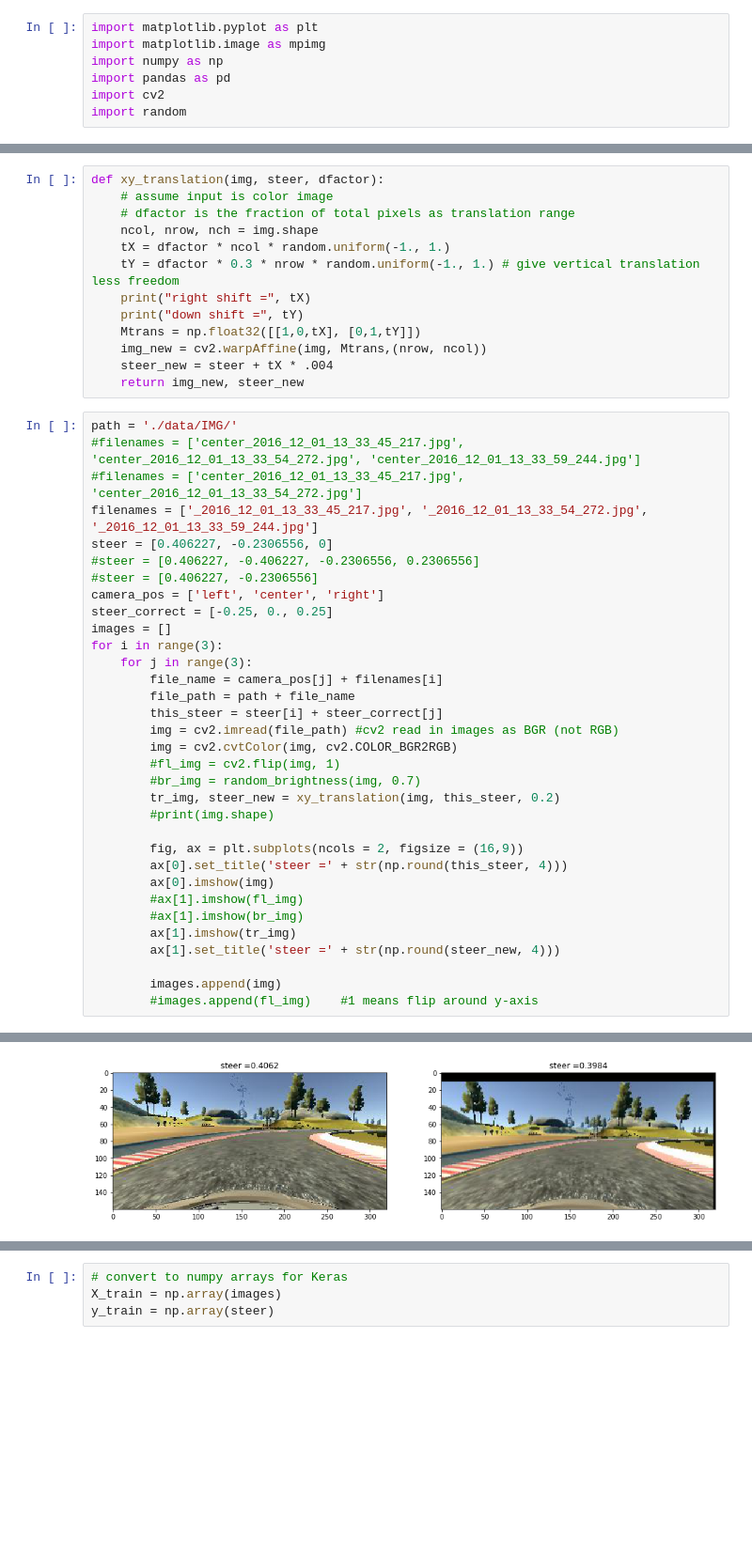
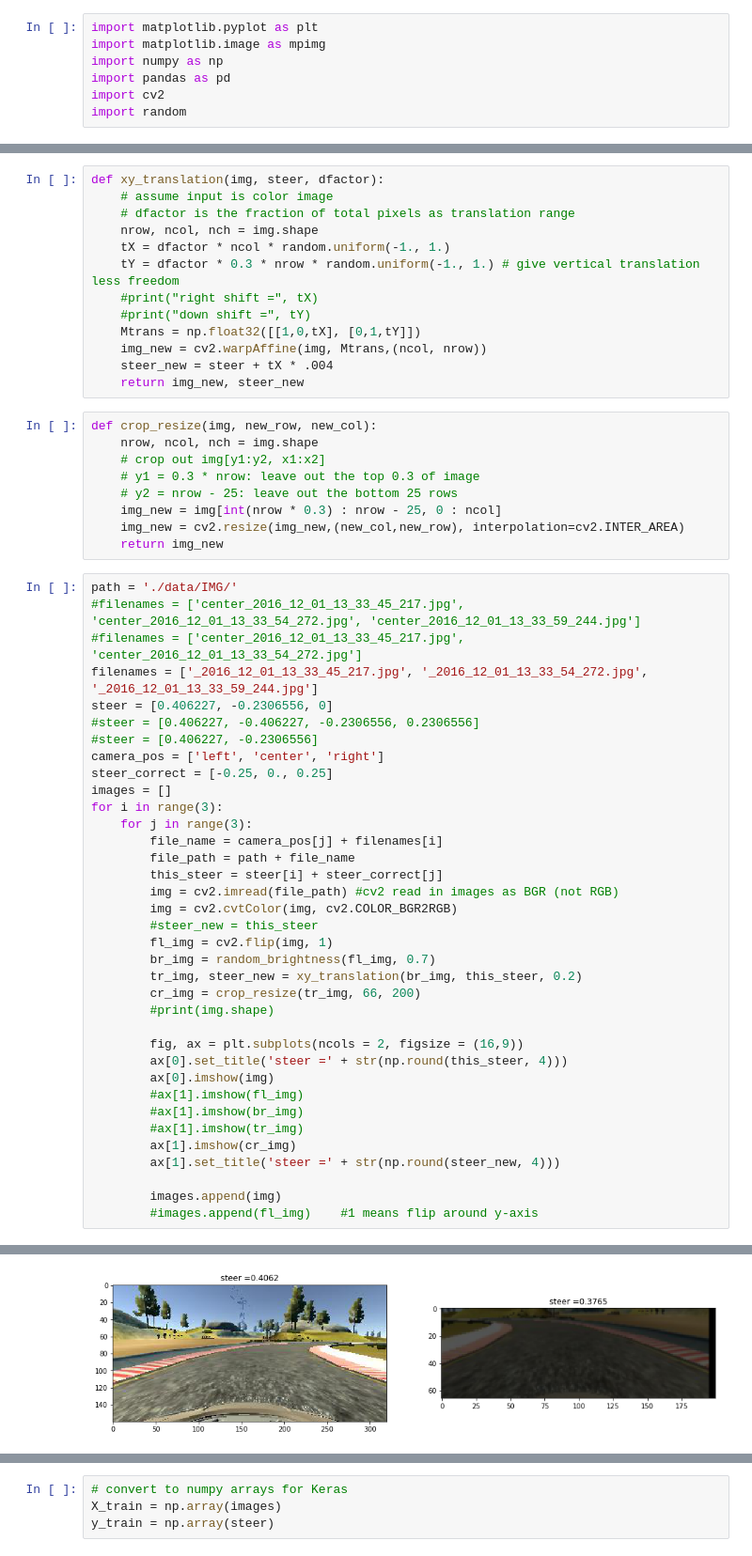
Before and after one commit to xingliuUT/CarND-Behavioral-Cloning-P3, a Jupyter notebook: image_augmentation.ipynb, the cells around one changed output, grey strips where cells are left out. Shown at 94% size. Drawn from its saved outputs; the diff is of its cells as text; blank space fills up the shorter version.

Commit message:
feat: crop out top and bottom, resize to 66x200

```diff
--- a/image_augmentation.ipynb
+++ b/image_augmentation.ipynb
@@ -25,15 +25,24 @@ def random_brightness(img, factor):
 def xy_translation(img, steer, dfactor):
     # assume input is color image
     # dfactor is the fraction of total pixels as translation range
-    ncol, nrow, nch = img.shape
+    nrow, ncol, nch = img.shape
     tX = dfactor * ncol * random.uniform(-1., 1.)
     tY = dfactor * 0.3 * nrow * random.uniform(-1., 1.) # give vertical translation less freedom
-    print("right shift =", tX)
-    print("down shift =", tY)
+    #print("right shift =", tX)
+    #print("down shift =", tY)
     Mtrans = np.float32([[1,0,tX], [0,1,tY]])
-    img_new = cv2.warpAffine(img, Mtrans,(nrow, ncol))
+    img_new = cv2.warpAffine(img, Mtrans,(ncol, nrow))
     steer_new = steer + tX * .004
     return img_new, steer_new
+# %%
+def crop_resize(img, new_row, new_col):
+    nrow, ncol, nch = img.shape
+    # crop out img[y1:y2, x1:x2]
+    # y1 = 0.3 * nrow: leave out the top 0.3 of image
+    # y2 = nrow - 25: leave out the bottom 25 rows
+    img_new = img[int(nrow * 0.3) : nrow - 25, 0 : ncol]
+    img_new = cv2.resize(img_new,(new_col,new_row), interpolation=cv2.INTER_AREA)
+    return img_new
 # %%
 path = './data/IMG/'
 #filenames = ['center_2016_12_01_13_33_45_217.jpg', 'center_2016_12_01_13_33_54_272.jpg', 'center_2016_12_01_13_33_59_244.jpg']
@@ -52,9 +61,11 @@ for i in range(3):
         this_steer = steer[i] + steer_correct[j]
         img = cv2.imread(file_path) #cv2 read in images as BGR (not RGB)
         img = cv2.cvtColor(img, cv2.COLOR_BGR2RGB)
-        #fl_img = cv2.flip(img, 1)
-        #br_img = random_brightness(img, 0.7)
-        tr_img, steer_new = xy_translation(img, this_steer, 0.2)
+        #steer_new = this_steer
+        fl_img = cv2.flip(img, 1)
+        br_img = random_brightness(fl_img, 0.7)
+        tr_img, steer_new = xy_translation(br_img, this_steer, 0.2)
+        cr_img = crop_resize(tr_img, 66, 200)
         #print(img.shape)
 
         fig, ax = plt.subplots(ncols = 2, figsize = (16,9))
@@ -62,7 +73,8 @@ for i in range(3):
         ax[0].imshow(img)
         #ax[1].imshow(fl_img)
         #ax[1].imshow(br_img)
-        ax[1].imshow(tr_img)
+        #ax[1].imshow(tr_img)
+        ax[1].imshow(cr_img)
         ax[1].set_title('steer =' + str(np.round(steer_new, 4)))
 
         images.append(img)
@@ -90 +84 @@ down shift = 16.991864570177732
-[figure, old version]
+[figure, new version]
```
Also changed, not shown: parts of 2 cells of this notebook.
